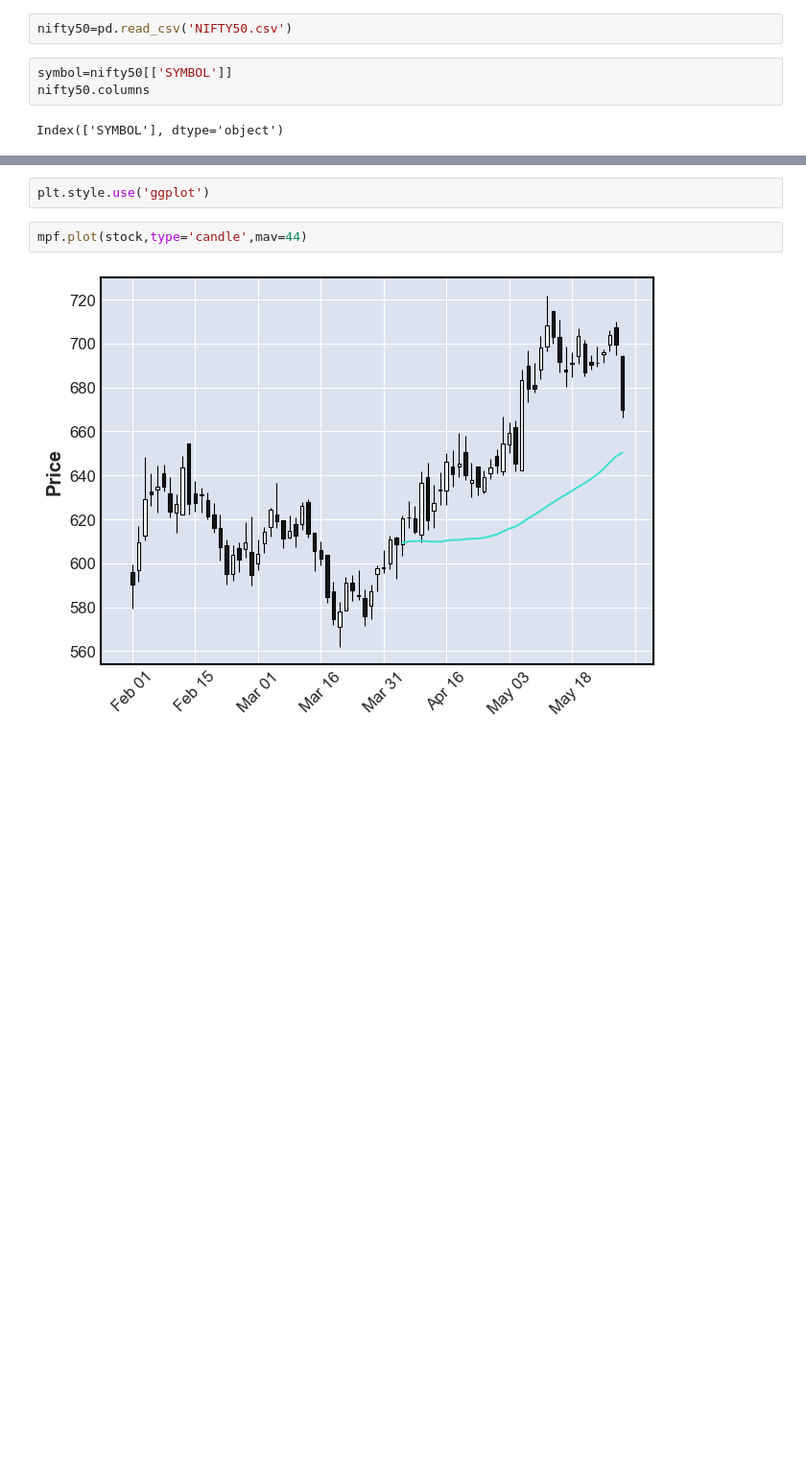
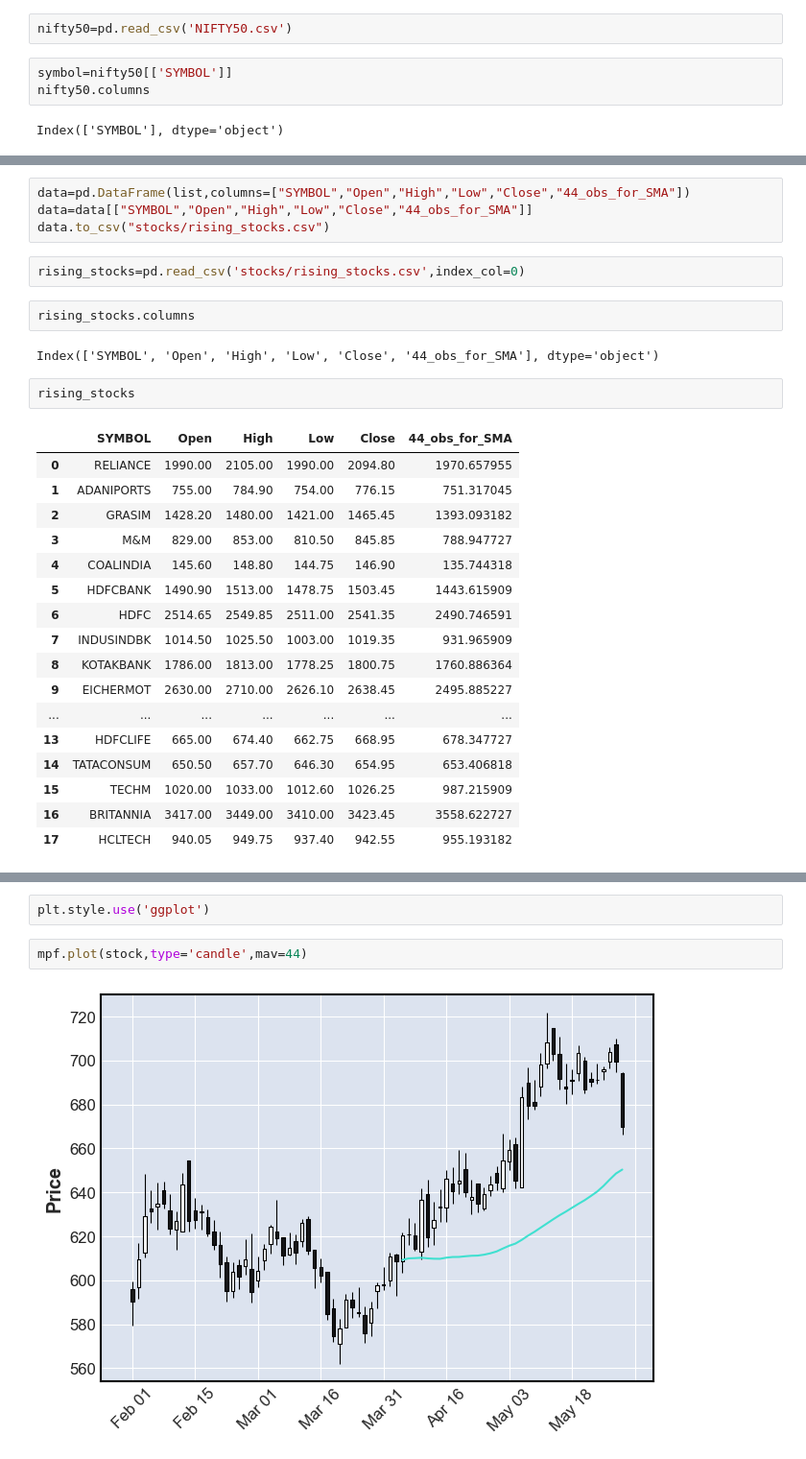
Before and after one commit to my8286/Stock-Analysis, a Jupyter notebook: Simple Moving Average.ipynb, the cells around one changed output, grey strips where cells are left out. Shown: that part at 96% size. Drawn from its saved outputs; the diff is of its cells as text; blank space fills up the shorter version.

```diff
--- a/Simple Moving Average.ipynb
+++ b/Simple Moving Average.ipynb
@@ -92,0 +62,30 @@ stock.tail(3)
+# %%
+data=pd.DataFrame(list,columns=["SYMBOL","Open","High","Low","Close","44_obs_for_SMA"])
+data=data[["SYMBOL","Open","High","Low","Close","44_obs_for_SMA"]]
+data.to_csv("stocks/rising_stocks.csv")
+# %%
+rising_stocks=pd.read_csv('stocks/rising_stocks.csv',index_col=0)
+# %%
+rising_stocks.columns
+# %% [output]
+Index(['SYMBOL', 'Open', 'High', 'Low', 'Close', '44_obs_for_SMA'], dtype='object')
+# %%
+rising_stocks
+# %% [output]
+|  | SYMBOL | Open | High | Low | Close | 44_obs_for_SMA |
+| 0 | RELIANCE | 1990.00 | 2105.00 | 1990.00 | 2094.80 | 1970.657955 |
+| 1 | ADANIPORTS | 755.00 | 784.90 | 754.00 | 776.15 | 751.317045 |
+| 2 | GRASIM | 1428.20 | 1480.00 | 1421.00 | 1465.45 | 1393.093182 |
+| 3 | M&M | 829.00 | 853.00 | 810.50 | 845.85 | 788.947727 |
+| 4 | COALINDIA | 145.60 | 148.80 | 144.75 | 146.90 | 135.744318 |
+| 5 | HDFCBANK | 1490.90 | 1513.00 | 1478.75 | 1503.45 | 1443.615909 |
+| 6 | HDFC | 2514.65 | 2549.85 | 2511.00 | 2541.35 | 2490.746591 |
+| 7 | INDUSINDBK | 1014.50 | 1025.50 | 1003.00 | 1019.35 | 931.965909 |
+| 8 | KOTAKBANK | 1786.00 | 1813.00 | 1778.25 | 1800.75 | 1760.886364 |
+| 9 | EICHERMOT | 2630.00 | 2710.00 | 2626.10 | 2638.45 | 2495.885227 |
+| ... | ... | ... | ... | ... | ... | ... |
+| 13 | HDFCLIFE | 665.00 | 674.40 | 662.75 | 668.95 | 678.347727 |
+| 14 | TATACONSUM | 650.50 | 657.70 | 646.30 | 654.95 | 653.406818 |
+| 15 | TECHM | 1020.00 | 1033.00 | 1012.60 | 1026.25 | 987.215909 |
+| 16 | BRITANNIA | 3417.00 | 3449.00 | 3410.00 | 3423.45 | 3558.622727 |
+| 17 | HCLTECH | 940.05 | 949.75 | 937.40 | 942.55 | 955.193182 |
```
Also changed, not shown: parts of 5 cells of this notebook, 19 other files.
